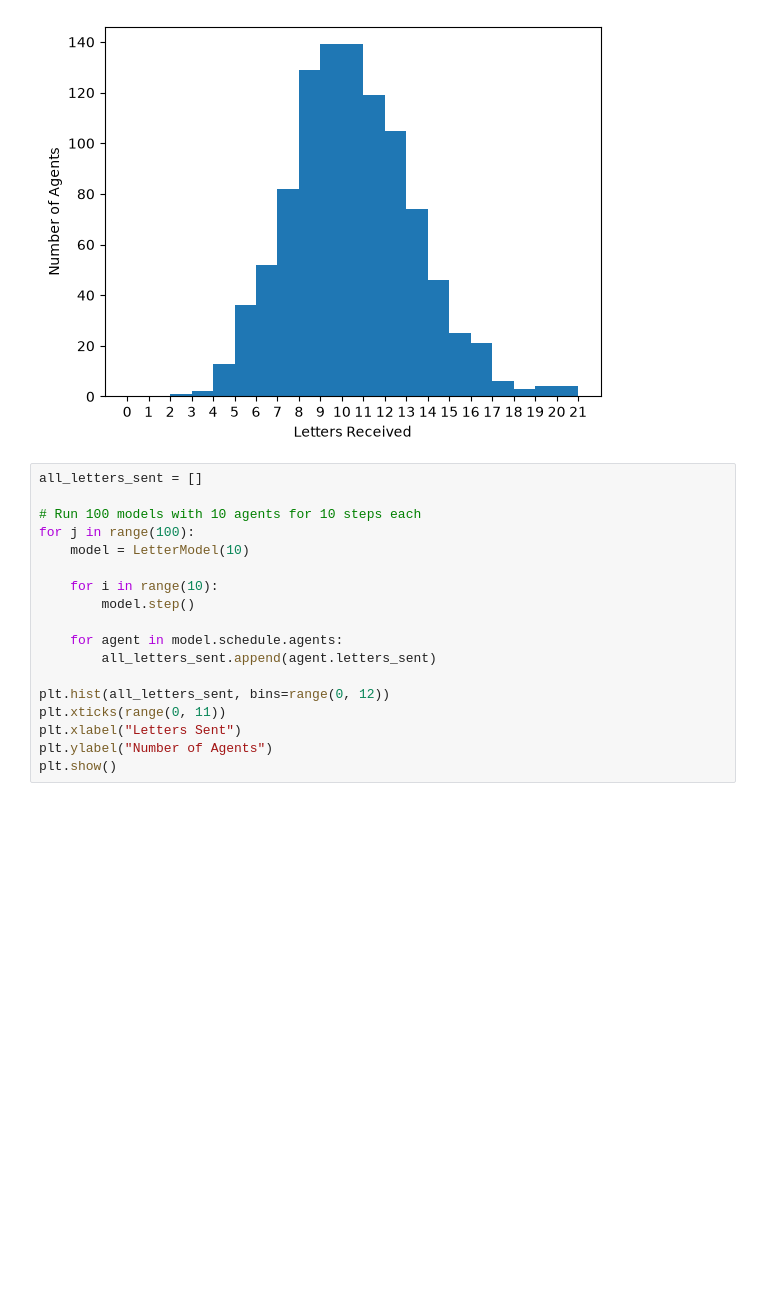
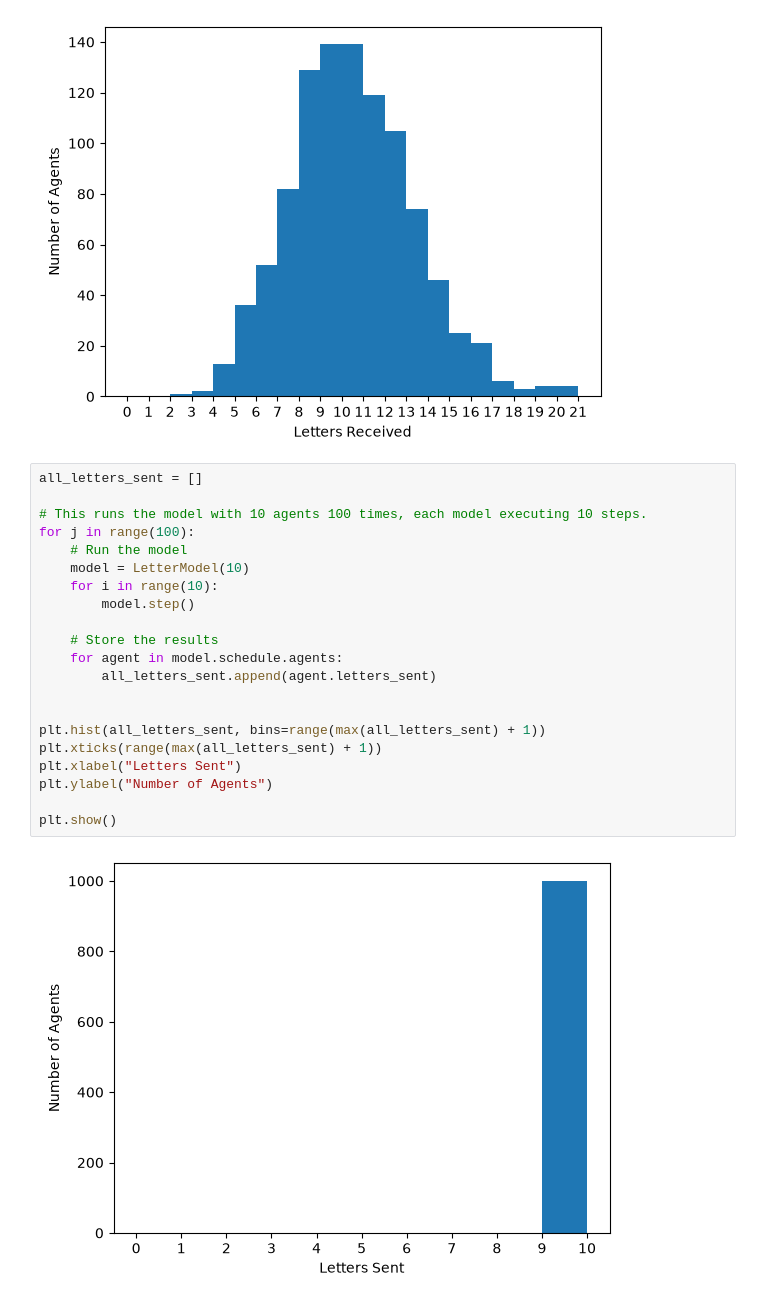
Before and after one commit to Sbaker17/Historical-Communication-Networks-in-Python, a Jupyter notebook: simulation.ipynb, the cells around one changed output. Saved outputs shown, nothing was run; the diff lists cells and outputs as text; blank space fills up the shorter version.

```diff
--- a/simulation.ipynb
+++ b/simulation.ipynb
@@ -272,18 +272,23 @@ plt.show()
 # %%
 all_letters_sent = []
 
-# Run 100 models with 10 agents for 10 steps each
+# This runs the model with 10 agents 100 times, each model executing 10 steps.
 for j in range(100):
+    # Run the model
     model = LetterModel(10)
-
     for i in range(10):
         model.step()
 
+    # Store the results
     for agent in model.schedule.agents:
         all_letters_sent.append(agent.letters_sent)
 
-plt.hist(all_letters_sent, bins=range(0, 12))
-plt.xticks(range(0, 11))
+
+plt.hist(all_letters_sent, bins=range(max(all_letters_sent) + 1))
+plt.xticks(range(max(all_letters_sent) + 1))
 plt.xlabel("Letters Sent")
 plt.ylabel("Number of Agents")
+
 plt.show()
+# %% [output]
+[figure, added]
```
Also changed, not shown: parts of 16 cells of this notebook.
